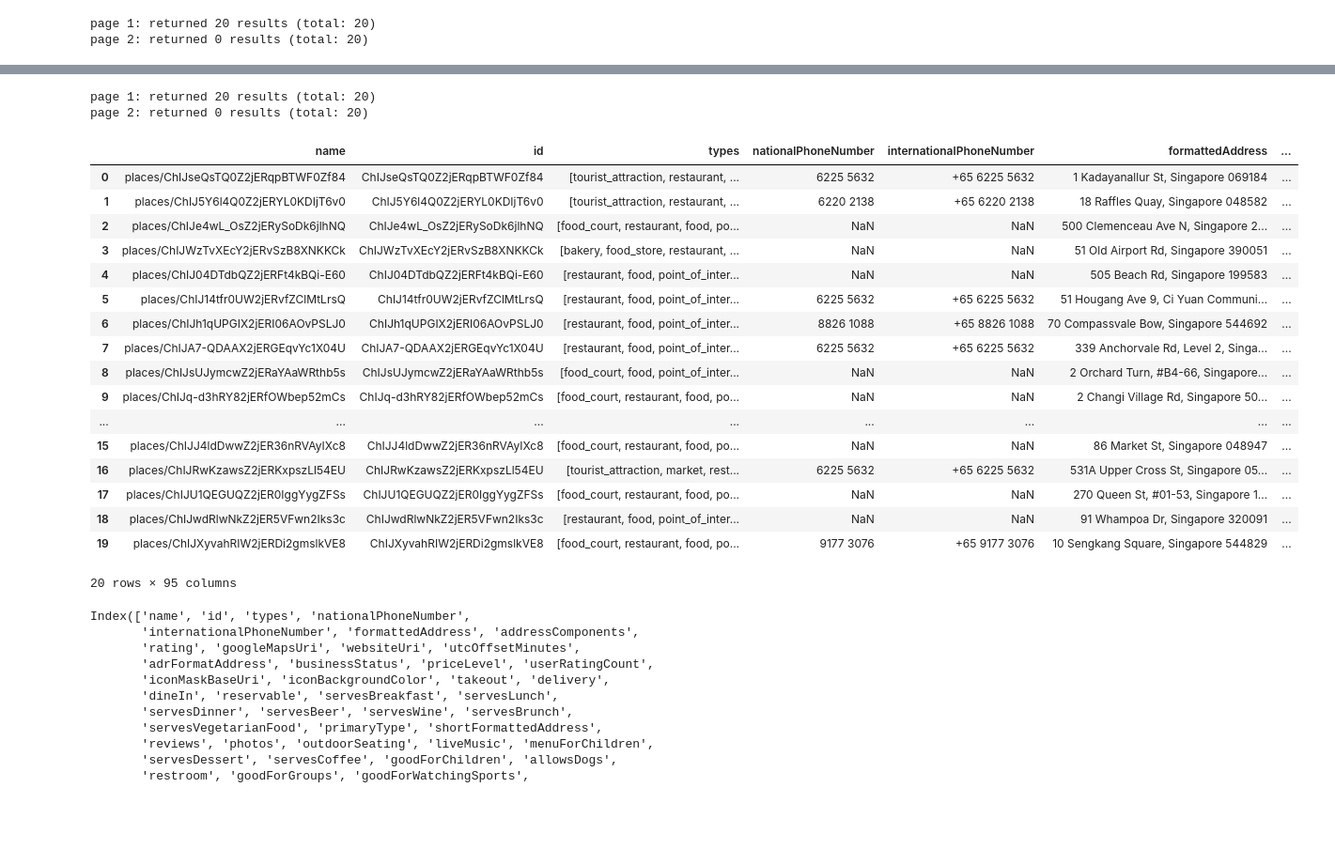
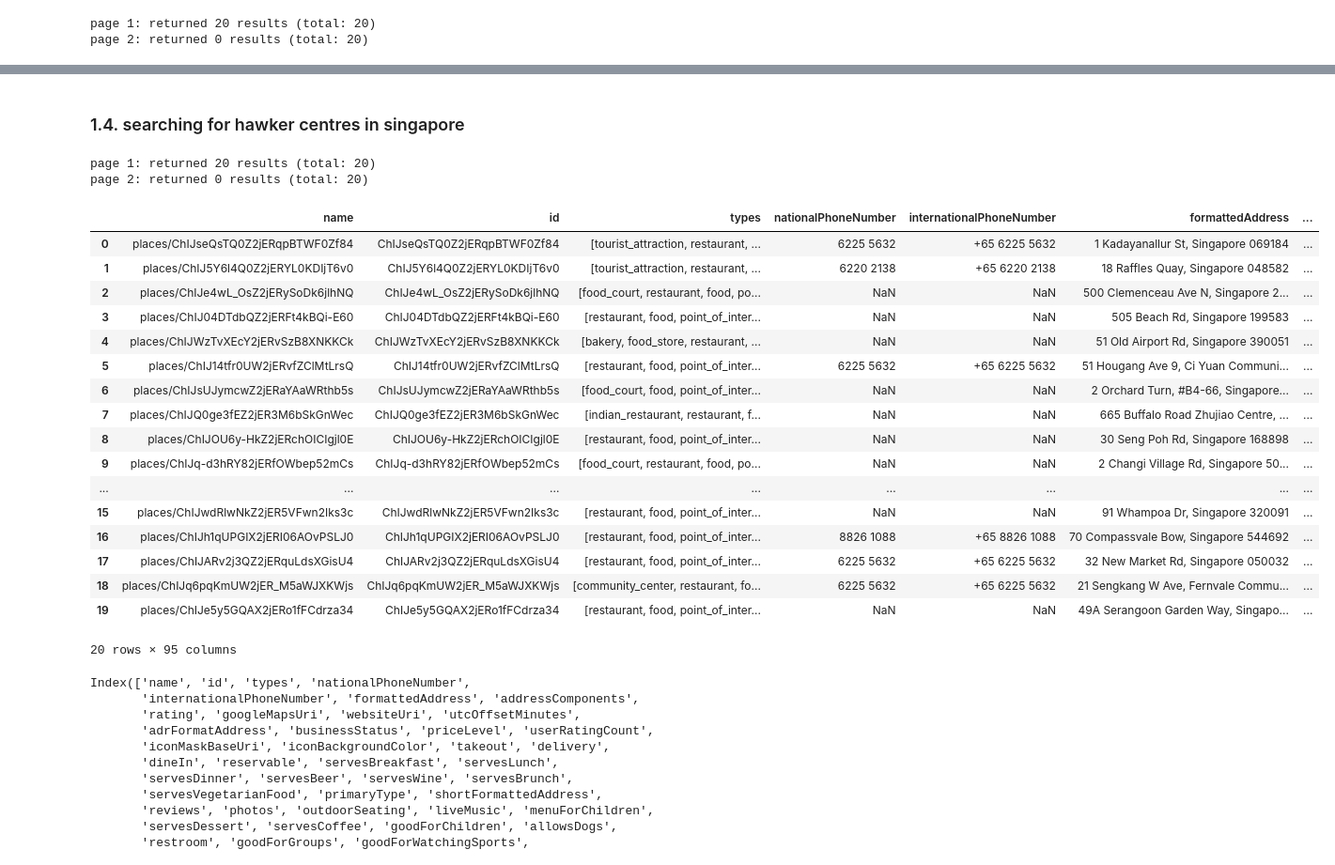
Before and after one commit to koshyan/places-api, a Jupyter notebook: places_api.ipynb, the cells around one changed output, grey strips where cells are left out. Shown at 94% size. Cells and saved outputs as stored; diff of their text form; code cells hidden in the pictures; blank space fills up the shorter version.

```diff
--- a/places_api.ipynb
+++ b/places_api.ipynb
@@ -5,5 +5,5 @@ import requests
 import pandas as pd
 import time
 # %%
-api_key = 'AIzaSyDgC3nnqklvlJhr4vvl-QtRR-zVZENWpss'
+api_key = 'replace api key here'
 # %% [markdown]
@@ -145,32 +384,32 @@ test_1_5   # only returns 20 entries
+# %% [markdown]
+### 1.4. searching for hawker centres in singapore
 # %%
-# searching for hawker centres in singapore
+fieldmask_1_4 = '*'
+textquery_1_4 = 'hawker centres in singapore'
 
-fieldmask_1_6 = '*'
-textquery_1_6 = 'hawker centres in singapore'
-
-test_1_6 = call_text_search_api(fieldmask_1_6, textquery_1_6, api_key)
+test_1_4 = call_text_search_api(fieldmask_1_4, textquery_1_4, api_key)
 # %% [output]
 page 1: returned 20 results (total: 20)
 page 2: returned 0 results (total: 20)
 # %%
-test_1_6   # only returns 20 entries
+test_1_4   # only returns 20 entries
 # %% [output]
 |  | name | id | types | nationalPhoneNumber | internationalPhoneNumber | formattedAddress | ... |
 | 0 | places/ChIJseQsTQ0Z2jERqpBTWF0Zf84 | ChIJseQsTQ0Z2jERqpBTWF0Zf84 | [tourist_attraction, restaurant, ... | 6225 5632 | +65 6225 5632 | 1 Kadayanallur St, Singapore 069184 | ... |
 | 1 | places/ChIJ5Y6l4Q0Z2jERYL0KDIjT6v0 | ChIJ5Y6l4Q0Z2jERYL0KDIjT6v0 | [tourist_attraction, restaurant, ... | 6220 2138 | +65 6220 2138 | 18 Raffles Quay, Singapore 048582 | ... |
 | 2 | places/ChIJe4wL_OsZ2jERySoDk6jlhNQ | ChIJe4wL_OsZ2jERySoDk6jlhNQ | [food_court, restaurant, food, po... | NaN | NaN | 500 Clemenceau Ave N, Singapore 2... | ... |
-| 3 | places/ChIJWzTvXEcY2jERvSzB8XNKKCk | ChIJWzTvXEcY2jERvSzB8XNKKCk | [bakery, food_store, restaurant, ... | NaN | NaN | 51 Old Airport Rd, Singapore 390051 | ... |
-| 4 | places/ChIJ04DTdbQZ2jERFt4kBQi-E60 | ChIJ04DTdbQZ2jERFt4kBQi-E60 | [restaurant, food, point_of_inter... | NaN | NaN | 505 Beach Rd, Singapore 199583 | ... |
+| 3 | places/ChIJ04DTdbQZ2jERFt4kBQi-E60 | ChIJ04DTdbQZ2jERFt4kBQi-E60 | [restaurant, food, point_of_inter... | NaN | NaN | 505 Beach Rd, Singapore 199583 | ... |
+| 4 | places/ChIJWzTvXEcY2jERvSzB8XNKKCk | ChIJWzTvXEcY2jERvSzB8XNKKCk | [bakery, food_store, restaurant, ... | NaN | NaN | 51 Old Airport Rd, Singapore 390051 | ... |
 | 5 | places/ChIJ14tfr0UW2jERvfZClMtLrsQ | ChIJ14tfr0UW2jERvfZClMtLrsQ | [restaurant, food, point_of_inter... | 6225 5632 | +65 6225 5632 | 51 Hougang Ave 9, Ci Yuan Communi... | ... |
-| 6 | places/ChIJh1qUPGIX2jERI06AOvPSLJ0 | ChIJh1qUPGIX2jERI06AOvPSLJ0 | [restaurant, food, point_of_inter... | 8826 1088 | +65 8826 1088 | 70 Compassvale Bow, Singapore 544692 | ... |
-| 7 | places/ChIJA7-QDAAX2jERGEqvYc1X04U | ChIJA7-QDAAX2jERGEqvYc1X04U | [restaurant, food, point_of_inter... | 6225 5632 | +65 6225 5632 | 339 Anchorvale Rd, Level 2, Singa... | ... |
-| 8 | places/ChIJsUJymcwZ2jERaYAaWRthb5s | ChIJsUJymcwZ2jERaYAaWRthb5s | [food_court, food, point_of_inter... | NaN | NaN | 2 Orchard Turn, #B4-66, Singapore... | ... |
+| 6 | places/ChIJsUJymcwZ2jERaYAaWRthb5s | ChIJsUJymcwZ2jERaYAaWRthb5s | [food_court, food, point_of_inter... | NaN | NaN | 2 Orchard Turn, #B4-66, Singapore... | ... |
+| 7 | places/ChIJQ0ge3fEZ2jER3M6bSkGnWec | ChIJQ0ge3fEZ2jER3M6bSkGnWec | [indian_restaurant, restaurant, f... | NaN | NaN | 665 Buffalo Road Zhujiao Centre, ... | ... |
+| 8 | places/ChIJOU6y-HkZ2jERchOICIgjl0E | ChIJOU6y-HkZ2jERchOICIgjl0E | [restaurant, food, point_of_inter... | NaN | NaN | 30 Seng Poh Rd, Singapore 168898 | ... |
 | 9 | places/ChIJq-d3hRY82jERfOWbep52mCs | ChIJq-d3hRY82jERfOWbep52mCs | [food_court, restaurant, food, po... | NaN | NaN | 2 Changi Village Rd, Singapore 50... | ... |
 | ... | ... | ... | ... | ... | ... | ... | ... |
-| 15 | places/ChIJJ4ldDwwZ2jER36nRVAyIXc8 | ChIJJ4ldDwwZ2jER36nRVAyIXc8 | [food_court, restaurant, food, po... | NaN | NaN | 86 Market St, Singapore 048947 | ... |
-| 16 | places/ChIJRwKzawsZ2jERKxpszLl54EU | ChIJRwKzawsZ2jERKxpszLl54EU | [tourist_attraction, market, rest... | 6225 5632 | +65 6225 5632 | 531A Upper Cross St, Singapore 05... | ... |
-| 17 | places/ChIJU1QEGUQZ2jER0IggYygZFSs | ChIJU1QEGUQZ2jER0IggYygZFSs | [food_court, restaurant, food, po... | NaN | NaN | 270 Queen St, #01-53, Singapore 1... | ... |
-| 18 | places/ChIJwdRlwNkZ2jER5VFwn2Iks3c | ChIJwdRlwNkZ2jER5VFwn2Iks3c | [restaurant, food, point_of_inter... | NaN | NaN | 91 Whampoa Dr, Singapore 320091 | ... |
-| 19 | places/ChIJXyvahRIW2jERDi2gmslkVE8 | ChIJXyvahRIW2jERDi2gmslkVE8 | [food_court, restaurant, food, po... | 9177 3076 | +65 9177 3076 | 10 Sengkang Square, Singapore 544829 | ... |
+| 15 | places/ChIJwdRlwNkZ2jER5VFwn2Iks3c | ChIJwdRlwNkZ2jER5VFwn2Iks3c | [restaurant, food, point_of_inter... | NaN | NaN | 91 Whampoa Dr, Singapore 320091 | ... |
+| 16 | places/ChIJh1qUPGIX2jERI06AOvPSLJ0 | ChIJh1qUPGIX2jERI06AOvPSLJ0 | [restaurant, food, point_of_inter... | 8826 1088 | +65 8826 1088 | 70 Compassvale Bow, Singapore 544692 | ... |
+| 17 | places/ChIJARv2j3QZ2jERquLdsXGisU4 | ChIJARv2j3QZ2jERquLdsXGisU4 | [restaurant, food, point_of_inter... | 6225 5632 | +65 6225 5632 | 32 New Market Rd, Singapore 050032 | ... |
+| 18 | places/ChIJq6pqKmUW2jER_M5aWJXKWjs | ChIJq6pqKmUW2jER_M5aWJXKWjs | [community_center, restaurant, fo... | 6225 5632 | +65 6225 5632 | 21 Sengkang W Ave, Fernvale Commu... | ... |
+| 19 | places/ChIJe5y5GQAX2jERo1fFCdrza34 | ChIJe5y5GQAX2jERo1fFCdrza34 | [restaurant, food, point_of_inter... | NaN | NaN | 49A Serangoon Garden Way, Singapo... | ... |
 20 rows × 95 columns
 # %%
```
Also changed, not shown: parts of 36 cells of this notebook.
